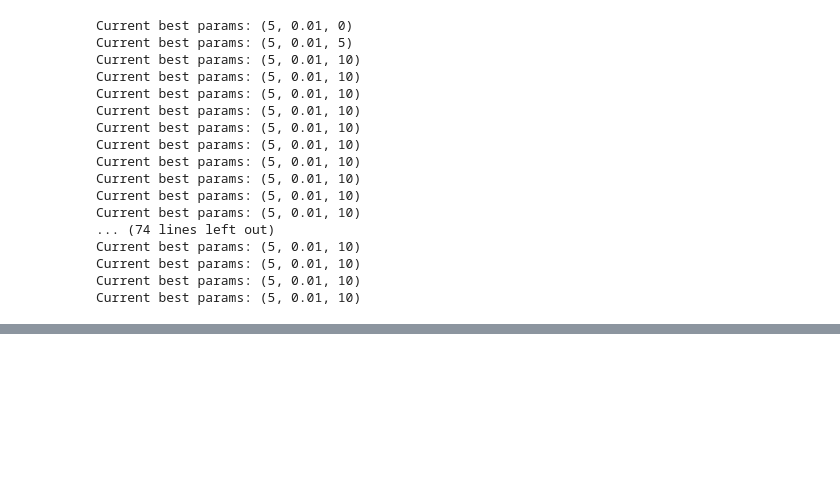
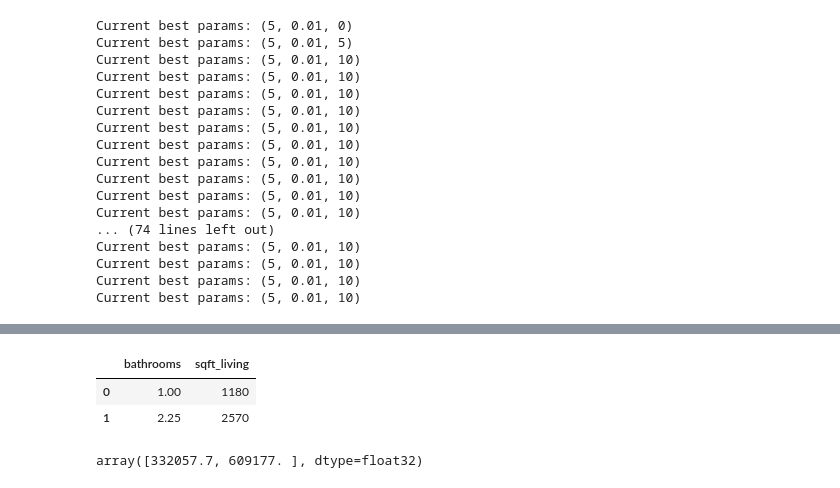
Before and after one commit to kashishjais/Machine-Learning, a Jupyter notebook: supervised/boosting.ipynb, the cells around one changed output, grey strips where cells are left out. Drawn from its saved outputs; the diff is of its cells as text; code cells hidden in the pictures; blank space fills up the shorter version.

```diff
--- a/supervised/boosting.ipynb
+++ b/supervised/boosting.ipynb
@@ -146,0 +185,10 @@ Current best params: (5, 0.01, 10)
+# %%
+X.head(2)
+# %% [output]
+|  | bathrooms | sqft_living |
+| 0 | 1.00 | 1180 |
+| 1 | 2.25 | 2570 |
+# %%
+saved_model.predict(xgb.DMatrix(X.head(2)))
+# %% [output]
+array([332057.7, 609177. ], dtype=float32)
```
Also changed, not shown: parts of 14 cells of this notebook, 3 other files.
